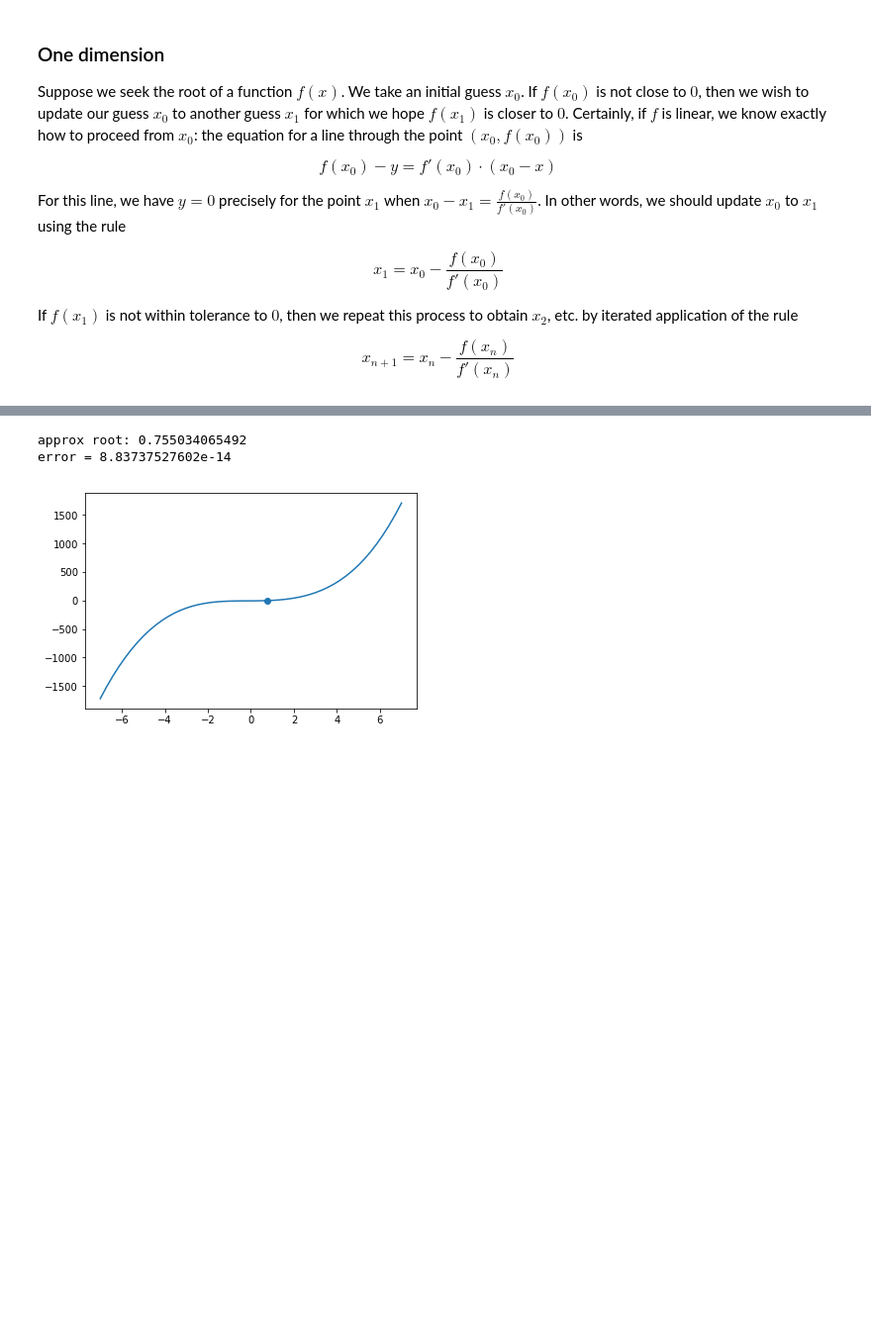
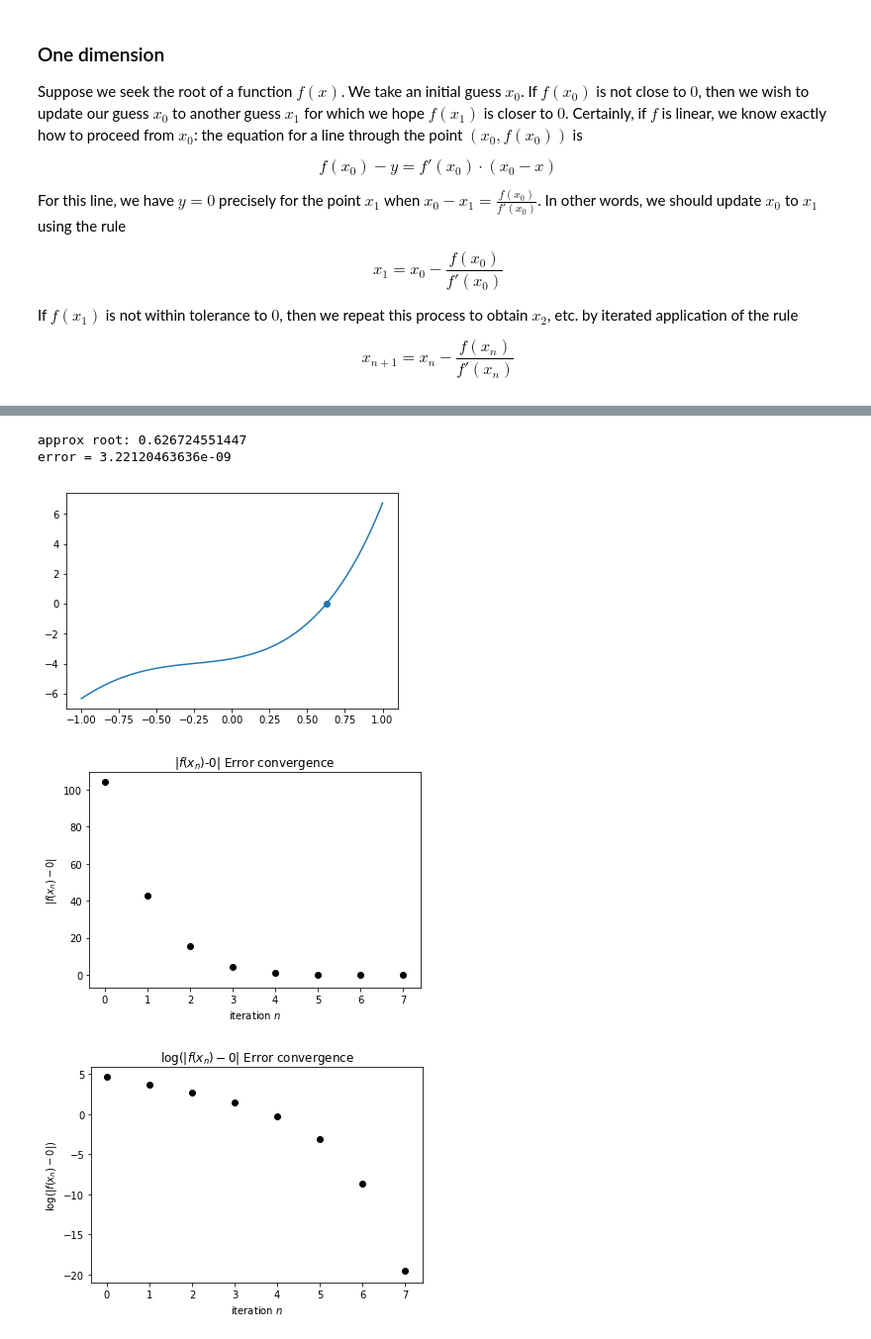
Before and after one commit to andy-c-huang/numerical-gems, a Jupyter notebook: newtons-method.ipynb, the cells around one changed output, grey strips where cells are left out. Shown at 99% size. Drawn from its saved outputs; the diff is of its cells as text; code cells hidden in the pictures; blank space fills up the shorter version.

```diff
--- a/newtons-method.ipynb
+++ b/newtons-method.ipynb
@@ -54,11 +58,28 @@ def newtonMethod(f, init_x, iters = 10):
-# %%
-f = lambda x : 5*numpy.power(x,3) + 5*numpy.sin(x-1.2)
-x = numpy.linspace(-7,7,50)
-plt.plot(x,numpy.vectorize(f)(x))
-plt.scatter(newtonMethod(f,10,10),0)
-plt.show()
-# %% [output]
-approx root: 0.755034065492
-error = 8.83737527602e-14
-[figure, removed]
+# %%
+f = lambda x : numpy.exp(numpy.power(x,2)) + 5*numpy.power(x,3) + 5*numpy.sin(x-1.2)
+x = numpy.linspace(-1,1,50)
+plt.plot(x,numpy.vectorize(f)(x))
+result = newtonMethod(f,0,8)
+plt.scatter(result[0],0)
+plt.show()
+
+for i in range(len(result[1])):
+    plt.scatter(i,numpy.abs(result[1][i]),color='black')
+plt.title('|$f(x_n)$-0| Error convergence')
+plt.xlabel('iteration $n$')
+plt.ylabel('$|f(x_n) - 0 |$')
+plt.show()
+
+for i in range(len(result[1])):
+    plt.scatter(i,numpy.log(numpy.abs(result[1][i])),color='black')
+plt.title('$\log(|f(x_n)-0|$ Error convergence')
+plt.xlabel('iteration $n$')
+plt.ylabel('$\log(|f(x_n) - 0 |)$')
+plt.show()
+# %% [output]
+approx root: 0.626724551447
+error = 3.22120463636e-09
+[figure, added]
+[figure, added]
+[figure, added]
 # %% [markdown]
```
Also changed, not shown: parts of 5 cells of this notebook.
